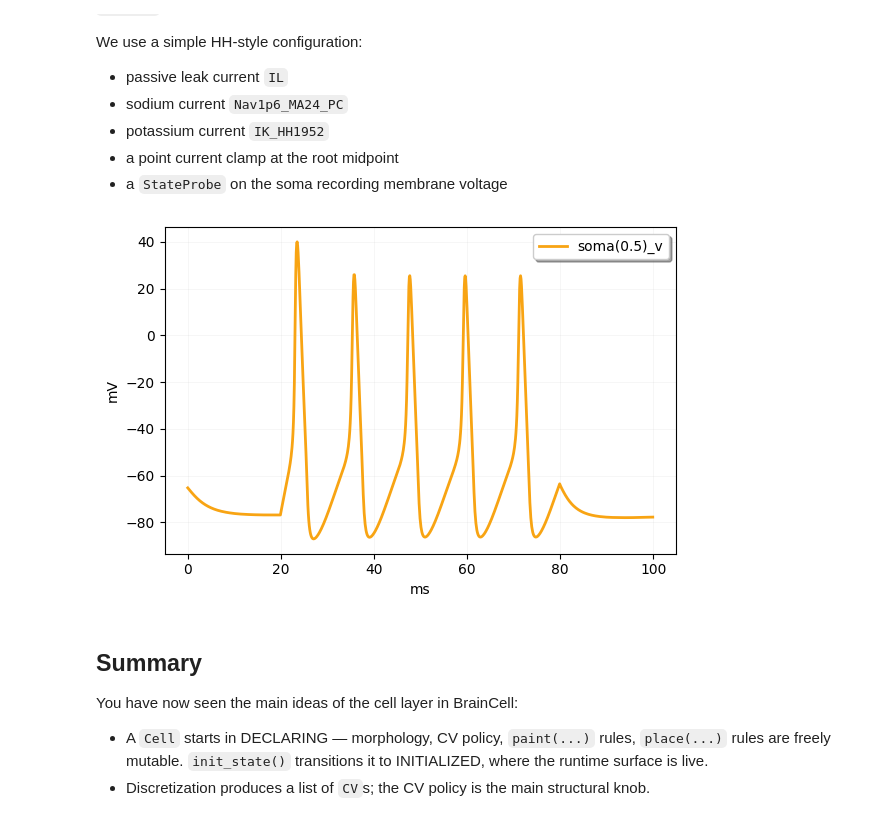
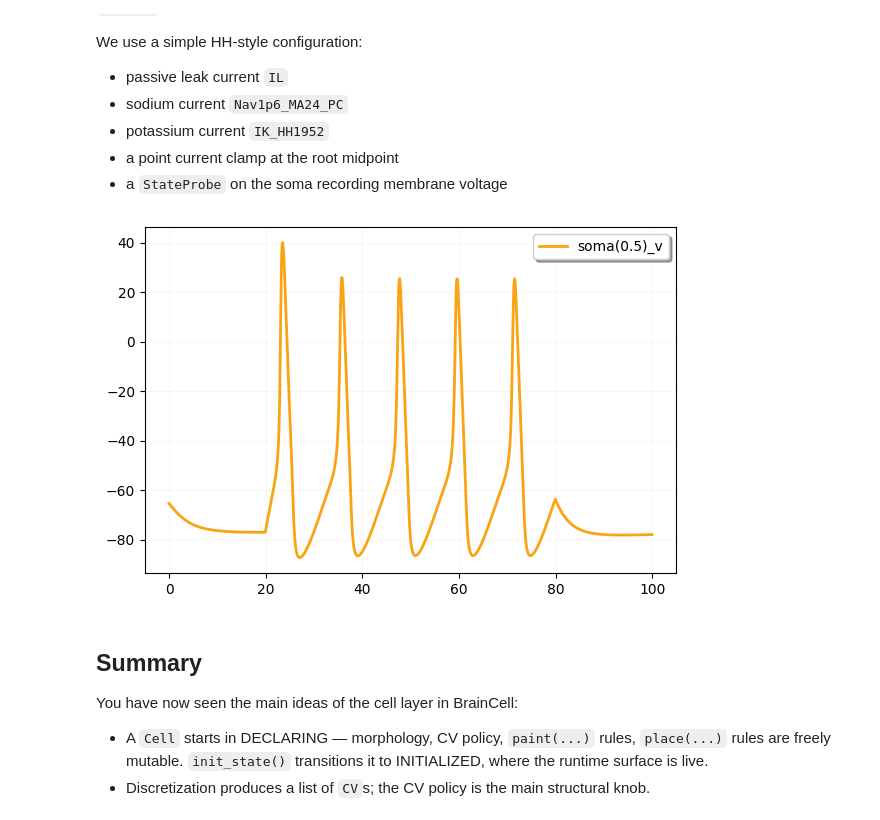
Before and after one commit to chaobrain/braincell, a Jupyter notebook: docs/tutorials/cell.ipynb, the cells around one changed output. Cells and saved outputs as stored; diff of their text form; code cells hidden in the pictures.

```diff
--- a/docs/tutorials/cell.ipynb
+++ b/docs/tutorials/cell.ipynb
@@ -431,39 +414,39 @@ duration = 100.0 * u.ms
 
 result1 = sim_cell.run(dt=dt, duration=duration)
 
-times_ms = u.math.concatenate([result1.time])
+times_ms = u.math.concatenate([result1.time]) / u.ms
 vs_mV = u.math.concatenate([
     result1.traces["soma(0.5)_v"],
-])
+]) /u.mV
 
 
 plt.rcParams['font.family'] = 'DejaVu Sans'
 plt.style.use('default')
 fig, ax = plt.subplots(figsize=(6, 4))
 line, = ax.plot(times_ms, vs_mV, label="soma(0.5)_v", linewidth=2, color="#f8a413")
 ax.fill_between(times_ms, vs_mV, alpha=0., color="#ffffff")
 # ax.set_xlabel("Time (ms)", fontsize=14)
 # ax.set_ylabel("Voltage (mV)", fontsize=14)
 ax.legend(frameon=True, fancybox=True, shadow=True, loc='best')
 ax.grid(True, linestyle='-', alpha=0.15, linewidth=0.5)
 plt.tight_layout()
 plt.show()
 
 
 
 # fig, axes = plt.subplots(1, 1, figsize=(5, 5))
 # sim_cell.vis_cv(
 #     value="V",
 #     cmap="viridis",
 #     vmin=-80.0,
 #     vmax=-40.0,
 #     value_label="Voltage",
 #     ax=axes,  # note: with subplots(1, 1), axes is a single object, not a list
 #     show=False,
 # )
 # plt.show()  # add this line to render
 # %% [output]
-[figure, old version]
+[figure, new version]
 # %% [markdown]
 ## Summary
 
```
Also changed, not shown: parts of 2 cells of this notebook, 6 other files.
